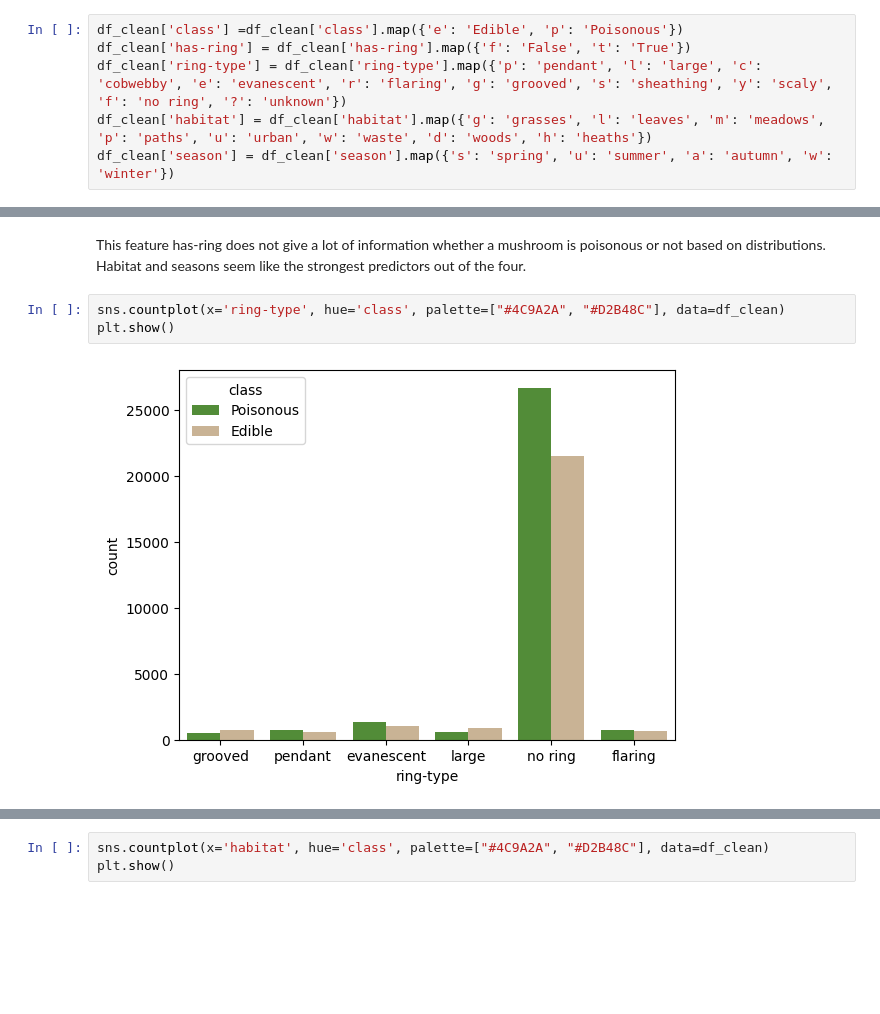
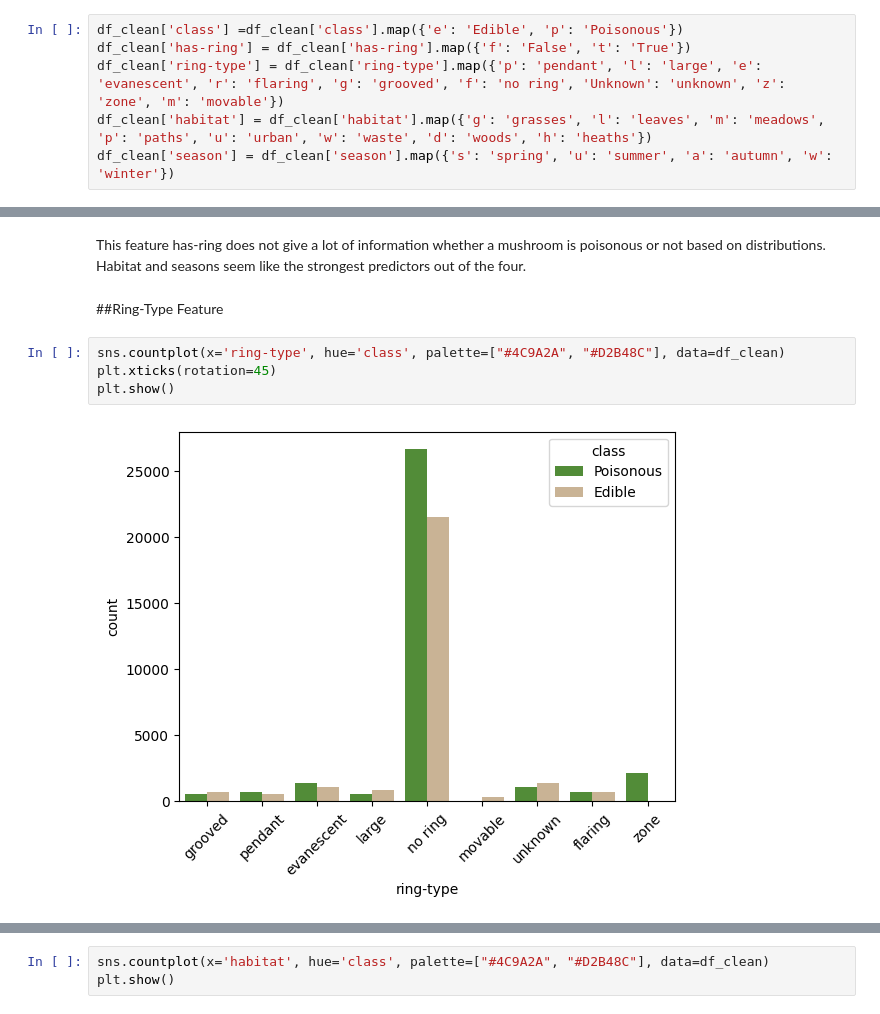
Before and after one commit to sascott9655/ADS-504-Mushroom-Classification-Project, a Jupyter notebook: Final_Project_Mushroom_Classification.ipynb, the cells around one changed output, grey strips where cells are left out. Cells and saved outputs as stored; diff of their text form; blank space fills up the shorter version.

```diff
--- a/Final_Project_Mushroom_Classification.ipynb
+++ b/Final_Project_Mushroom_Classification.ipynb
@@ -267,7 +268,7 @@ Changing unique value names because one letter is very confusing especially for
 # %%
 df_clean['class'] =df_clean['class'].map({'e': 'Edible', 'p': 'Poisonous'})
 df_clean['has-ring'] = df_clean['has-ring'].map({'f': 'False', 't': 'True'})
-df_clean['ring-type'] = df_clean['ring-type'].map({'p': 'pendant', 'l': 'large', 'c': 'cobwebby', 'e': 'evanescent', 'r': 'flaring', 'g': 'grooved', 's': 'sheathing', 'y': 'scaly', 'f': 'no ring', '?': 'unknown'})
+df_clean['ring-type'] = df_clean['ring-type'].map({'p': 'pendant', 'l': 'large', 'e': 'evanescent', 'r': 'flaring', 'g': 'grooved', 'f': 'no ring', 'Unknown': 'unknown', 'z': 'zone', 'm': 'movable'})
 df_clean['habitat'] = df_clean['habitat'].map({'g': 'grasses', 'l': 'leaves', 'm': 'meadows', 'p': 'paths', 'u': 'urban', 'w': 'waste', 'd': 'woods', 'h': 'heaths'})
 df_clean['season'] = df_clean['season'].map({'s': 'spring', 'u': 'summer', 'a': 'autumn', 'w': 'winter'})
 # %% [markdown]
@@ -311,11 +312,14 @@ has_ring_dist
 | True | 0.40 | 0.60 |
 # %% [markdown]
 This feature has-ring does not give a lot of information whether a mushroom is poisonous or not based on distributions. Habitat and seasons seem like the strongest predictors out of the four.
+# %% [markdown]
+##Ring-Type Feature
 # %%
 sns.countplot(x='ring-type', hue='class', palette=["#4C9A2A", "#D2B48C"], data=df_clean)
+plt.xticks(rotation=45)
 plt.show()
 # %% [output]
-[figure, old version]
+[figure, new version]
 # %%
 ring_type_dist = pd.crosstab(df_clean['ring-type'], df_clean['class'], normalize='index').round(2)
 ring_type_dist
```
Also changed, not shown: parts of 36 cells of this notebook.
